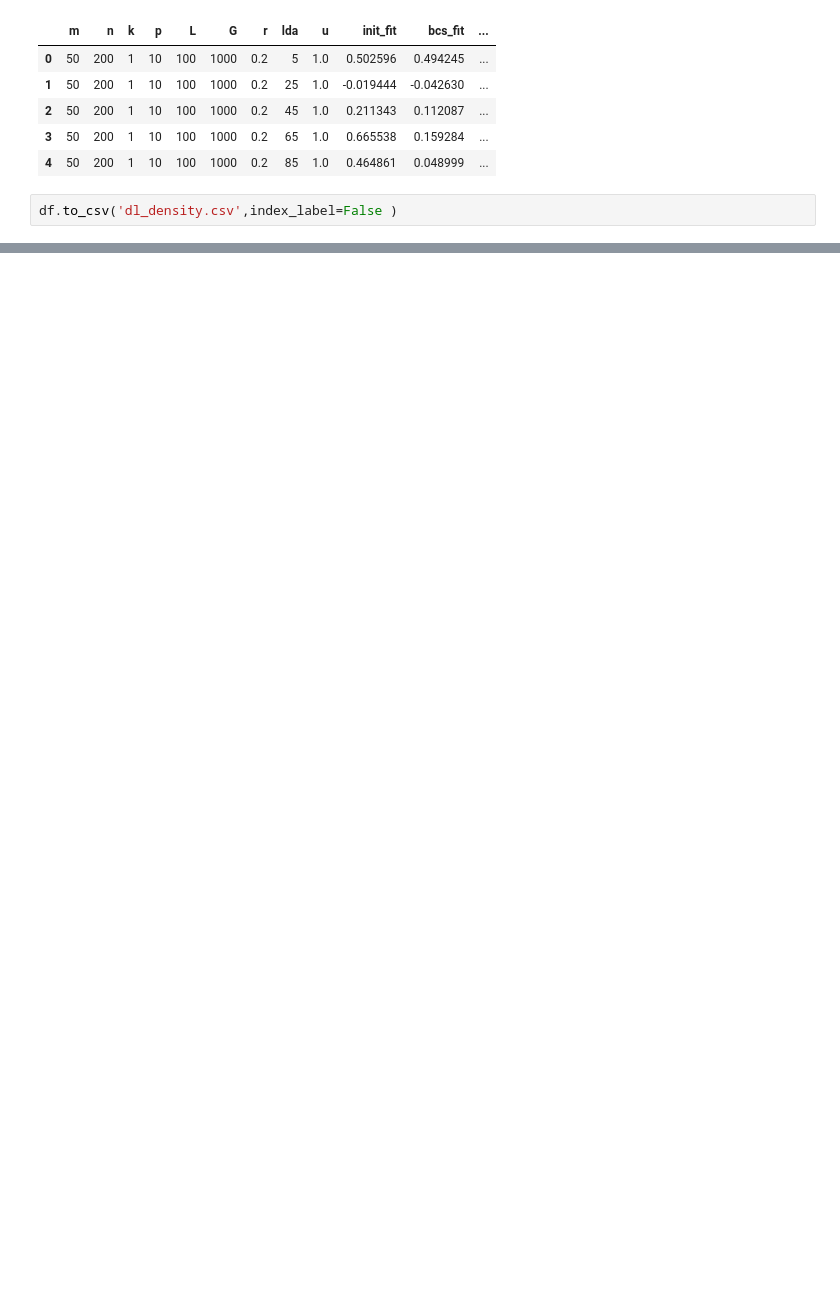
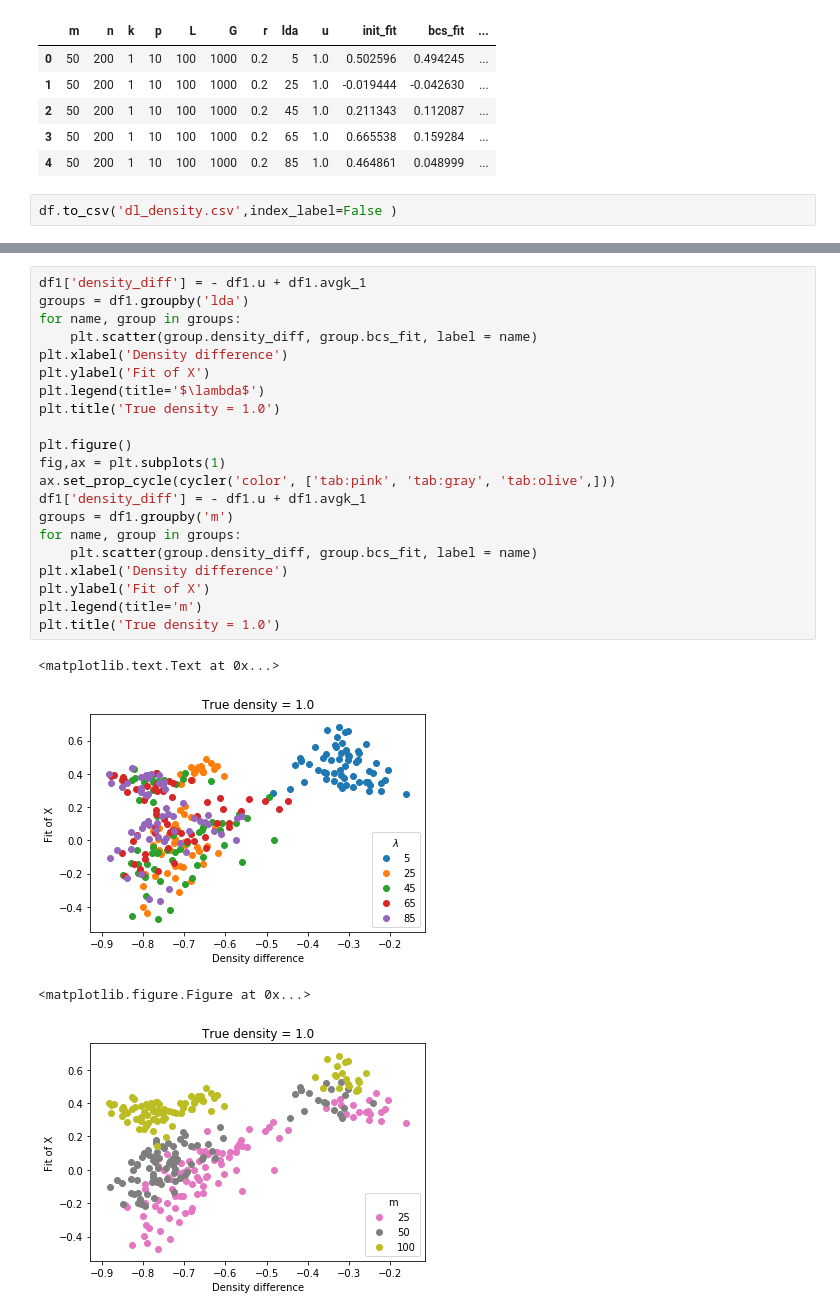
Before and after one commit to ahccheung/BCS, a Jupyter notebook: dictionary_sparsity.ipynb, the cells around one changed output, grey strips where cells are left out. Cells and saved outputs as stored; diff of their text form; blank space fills up the shorter version.

```diff
--- a/dictionary_sparsity.ipynb
+++ b/dictionary_sparsity.ipynb
@@ -274,0 +106,26 @@ plt.title('Density vs fit')
+# %%
+df1['density_diff'] = - df1.u + df1.avgk_1
+groups = df1.groupby('lda')
+for name, group in groups:
+    plt.scatter(group.density_diff, group.bcs_fit, label = name)
+plt.xlabel('Density difference')
+plt.ylabel('Fit of X')
+plt.legend(title='$\lambda$')
+plt.title('True density = 1.0')
+
+plt.figure()
+fig,ax = plt.subplots(1)
+ax.set_prop_cycle(cycler('color', ['tab:pink', 'tab:gray', 'tab:olive',]))
+df1['density_diff'] = - df1.u + df1.avgk_1
+groups = df1.groupby('m')
+for name, group in groups:
+    plt.scatter(group.density_diff, group.bcs_fit, label = name)
+plt.xlabel('Density difference')
+plt.ylabel('Fit of X')
+plt.legend(title='m')
+plt.title('True density = 1.0')
+# %% [output]
+<matplotlib.text.Text at 0x...>
+[figure, added]
+<matplotlib.figure.Figure at 0x...>
+[figure, added]
```
Also changed, not shown: parts of 17 cells of this notebook, 2 other files.
